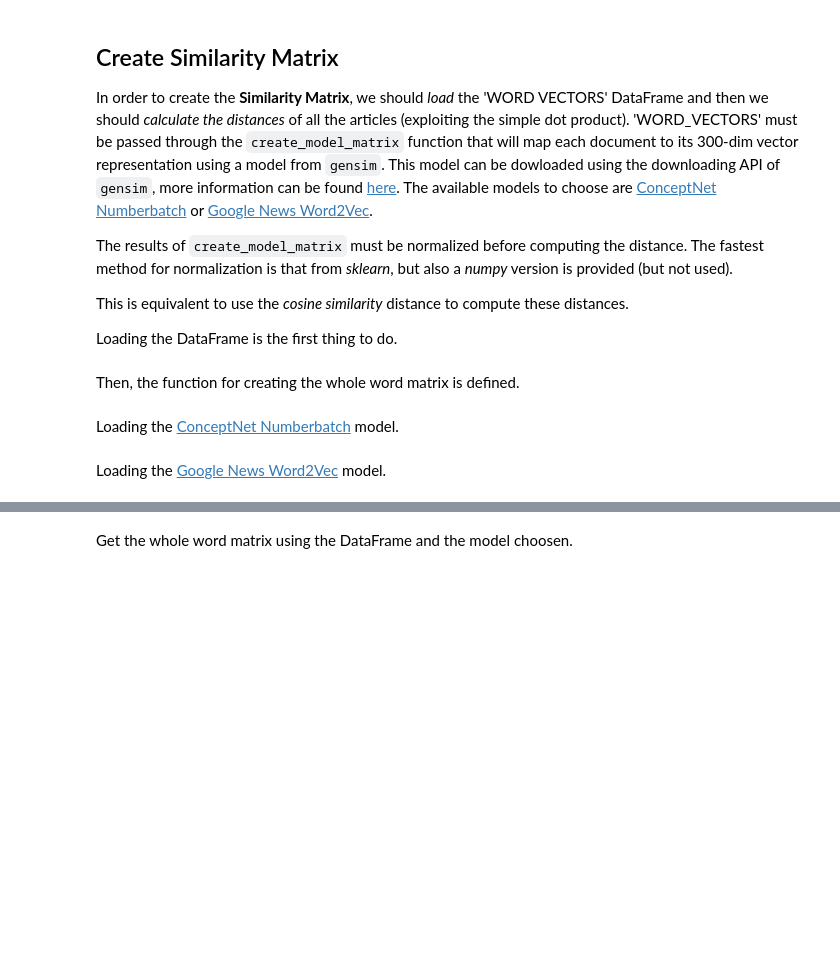
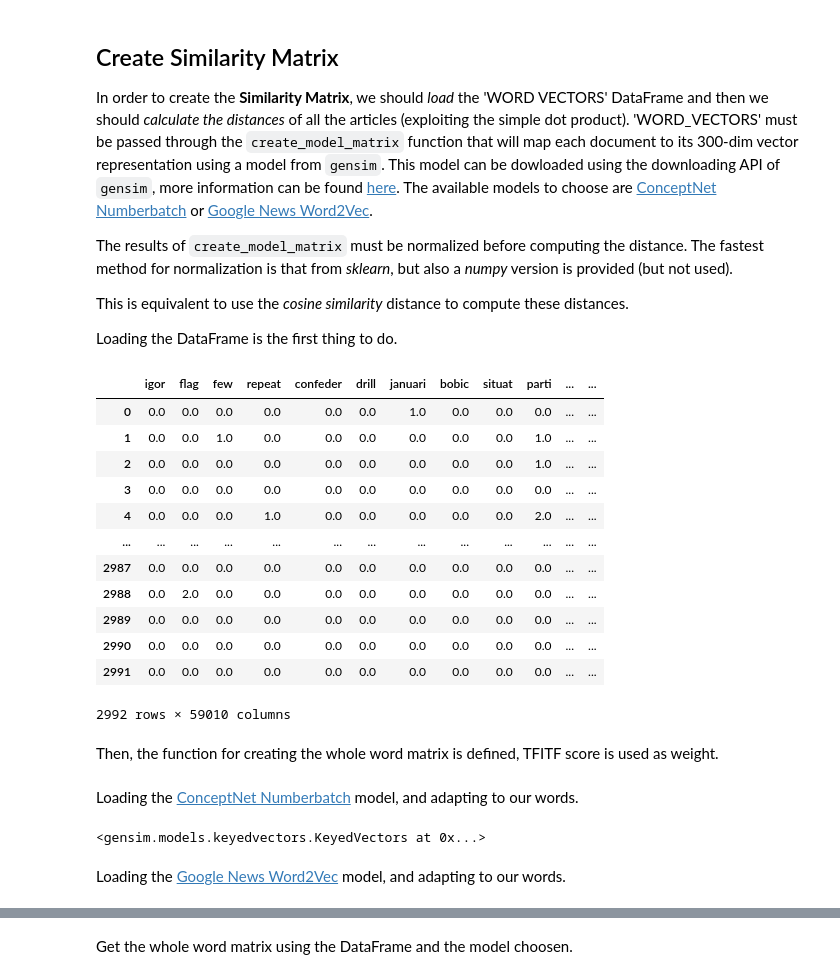
Before and after one commit to relogu/cn_project, a Jupyter notebook: notebooks/graph_init.ipynb, the cells around one changed output, grey strips where cells are left out. Saved outputs shown, nothing was run; the diff lists cells and outputs as text; code cells hidden in the pictures; blank space fills up the shorter version.

```diff
--- a/notebooks/graph_init.ipynb
+++ b/notebooks/graph_init.ipynb
@@ -38,8 +40,24 @@ Loading the DataFrame is the first thing to do.
 # %%
 # Load the dataframe
 word_vectors = pd.read_csv(PATH_TO_DATA/WORD_VECTORS_FILENAME).drop(['Unnamed: 0','article_id'], 1)
+# get all the possible words
+all_words = list(word_vectors.columns)
 word_vectors
+# %% [output]
+|  | igor | flag | few | repeat | confeder | drill | januari | bobic | situat | parti | ... | ... |
+| 0 | 0.0 | 0.0 | 0.0 | 0.0 | 0.0 | 0.0 | 1.0 | 0.0 | 0.0 | 0.0 | ... | ... |
+| 1 | 0.0 | 0.0 | 1.0 | 0.0 | 0.0 | 0.0 | 0.0 | 0.0 | 0.0 | 1.0 | ... | ... |
+| 2 | 0.0 | 0.0 | 0.0 | 0.0 | 0.0 | 0.0 | 0.0 | 0.0 | 0.0 | 1.0 | ... | ... |
+| 3 | 0.0 | 0.0 | 0.0 | 0.0 | 0.0 | 0.0 | 0.0 | 0.0 | 0.0 | 0.0 | ... | ... |
+| 4 | 0.0 | 0.0 | 0.0 | 1.0 | 0.0 | 0.0 | 0.0 | 0.0 | 0.0 | 2.0 | ... | ... |
+| ... | ... | ... | ... | ... | ... | ... | ... | ... | ... | ... | ... | ... |
+| 2987 | 0.0 | 0.0 | 0.0 | 0.0 | 0.0 | 0.0 | 0.0 | 0.0 | 0.0 | 0.0 | ... | ... |
+| 2988 | 0.0 | 2.0 | 0.0 | 0.0 | 0.0 | 0.0 | 0.0 | 0.0 | 0.0 | 0.0 | ... | ... |
+| 2989 | 0.0 | 0.0 | 0.0 | 0.0 | 0.0 | 0.0 | 0.0 | 0.0 | 0.0 | 0.0 | ... | ... |
+| 2990 | 0.0 | 0.0 | 0.0 | 0.0 | 0.0 | 0.0 | 0.0 | 0.0 | 0.0 | 0.0 | ... | ... |
+| 2991 | 0.0 | 0.0 | 0.0 | 0.0 | 0.0 | 0.0 | 0.0 | 0.0 | 0.0 | 0.0 | ... | ... |
+2992 rows × 59010 columns
 # %% [markdown]
-Then, the function for creating the whole word matrix is defined.
+Then, the function for creating the whole word matrix is defined, TFITF score is used as weight.
 # %%
 def create_model_matrix(data, model):
@@ -76,9 +95,12 @@ def create_model_matrix(data, model):
 # %% [markdown]
-Loading the [ConceptNet Numberbatch](https://aaai.org/ocs/index.php/AAAI/AAAI17/paper/view/14972) model.
+Loading the [ConceptNet Numberbatch](https://aaai.org/ocs/index.php/AAAI/AAAI17/paper/view/14972) model, and adapting to our words.
 # %%
 conceptnet = KeyedVectors.load_word2vec_format(PATH_TO_DATA/'conceptnet-numberbatch-17-06-300.gz')
+conceptnet = conceptnet.vectors_for_all(all_words)
 conceptnet
+# %% [output]
+<gensim.models.keyedvectors.KeyedVectors at 0x...>
 # %% [markdown]
-Loading the [Google News Word2Vec](https://code.google.com/archive/p/word2vec/) model.
+Loading the [Google News Word2Vec](https://code.google.com/archive/p/word2vec/) model, and adapting to our words.
 # %%
 google_news_word2vec = KeyedVectors.load_word2vec_format(PATH_TO_DATA/'word2vec-google-news-300.gz', binary=True)
```
Also changed, not shown: parts of 17 cells of this notebook.
